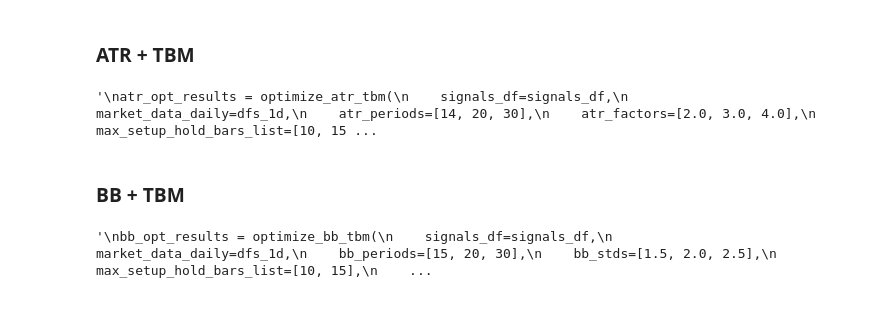
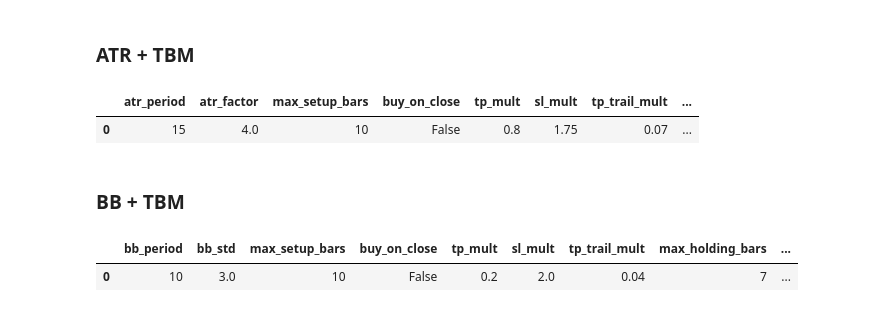
Before and after one commit to Tom-Wasko/lyse-lby, a Jupyter notebook: odbicie/main.ipynb, the cells around one changed output. Cells and saved outputs as stored; diff of their text form; code cells hidden in the pictures.

```diff
--- a/odbicie/main.ipynb
+++ b/odbicie/main.ipynb
@@ -413,45 +390,57 @@ display(tbm_opt_results.head(10))
 # Optymalizacja wejsc ATR + wyjsc TBM
 # Odkomentuj blok ponizej, aby uruchomic optymalizacje.
 
-'''
+
+atr_tbm_settings = all_settings['strategies']['atr']['tbm_settings']
 atr_opt_results = optimize_atr_tbm(
     signals_df=signals_df,
     market_data_daily=dfs_1d,
-    atr_periods=[14, 20, 30],
-    atr_factors=[2.0, 3.0, 4.0],
-    max_setup_hold_bars_list=[10, 15],
-    tp_mults=[1.0, 1.25, 1.5],
-    sl_mults=[2.0, 2.5, 3.0],
-    tp_trail_mults=[0.1, 0.25],
-    max_holding_bars_list=[15, 30],
-    exit_on_close=False,
+    atr_periods=[15],
+    atr_factors=[4.0],
+    max_setup_hold_bars_list=[10],
+    tp_mults=[0.8],
+    sl_mults=[1.75],
+    tp_trail_mults=[0.07],
+    max_holding_bars_list=[7],
+    early_breakeven=atr_tbm_settings['early_bailout'],
+    time_decay_sl=atr_tbm_settings['time_decay_sl'],
+    active_trailing_sl=atr_tbm_settings['active_trail_sl'],
+    sl_trail_mult=atr_tbm_settings['sl_trail_mult'],
+    max_loss_pct=atr_tbm_settings['max_loss_pct'],
+    exit_on_close=atr_tbm_settings.get('exit_on_close', True),
     min_trades=10
 )
 display(atr_opt_results.head(20))
-'''
 # %% [output]
-'\natr_opt_results = optimize_atr_tbm(\n    signals_df=signals_df,\n    market_data_daily=dfs_1d,\n    atr_periods=[14, 20, 30],\n    atr_factors=[2.0, 3.0, 4.0],\n    max_setup_hold_bars_list=[10, 15 ...
+|  | atr_period | atr_factor | max_setup_bars | buy_on_close | tp_mult | sl_mult | tp_trail_mult | ... |
+| 0 | 15 | 4.0 | 10 | False | 0.8 | 1.75 | 0.07 | ... |
 # %% [markdown]
 ### BB + TBM
 # %%
 # Optymalizacja wejsc BB + wyjsc TBM
 # Odkomentuj blok ponizej, aby uruchomic optymalizacje.
 
-'''
+
+bb_tbm_settings = all_settings['strategies']['bb']['tbm_settings']
 bb_opt_results = optimize_bb_tbm(
     signals_df=signals_df,
     market_data_daily=dfs_1d,
-    bb_periods=[15, 20, 30],
-    bb_stds=[1.5, 2.0, 2.5],
-    max_setup_hold_bars_list=[10, 15],
-    tp_mults=[1.0, 1.25, 1.5],
-    sl_mults=[2.0, 2.5, 3.0],
-    tp_trail_mults=[0.1, 0.25],
-    max_holding_bars_list=[15, 30],
-    exit_on_close=False,
+    bb_periods=[10],
+    bb_stds=[3.0],
+    max_setup_hold_bars_list=[10],
+    tp_mults=[0.2],
+    sl_mults=[2.0],
+    tp_trail_mults=[0.04],
+    max_holding_bars_list=[7],
+    early_breakeven=bb_tbm_settings['early_bailout'],
+    time_decay_sl=bb_tbm_settings['time_decay_sl'],
+    active_trailing_sl=bb_tbm_settings['active_trail_sl'],
+    sl_trail_mult=bb_tbm_settings['sl_trail_mult'],
+    max_loss_pct=bb_tbm_settings['max_loss_pct'],
+    exit_on_close=bb_tbm_settings.get('exit_on_close', True),
     min_trades=10
 )
 display(bb_opt_results.head(20))
-'''
 # %% [output]
-'\nbb_opt_results = optimize_bb_tbm(\n    signals_df=signals_df,\n    market_data_daily=dfs_1d,\n    bb_periods=[15, 20, 30],\n    bb_stds=[1.5, 2.0, 2.5],\n    max_setup_hold_bars_list=[10, 15],\n    ...
+|  | bb_period | bb_std | max_setup_bars | buy_on_close | tp_mult | sl_mult | tp_trail_mult | max_holding_bars | ... |
+| 0 | 10 | 3.0 | 10 | False | 0.2 | 2.0 | 0.04 | 7 | ... |
```
Also changed, not shown: parts of 12 cells of this notebook, 1 other file.
